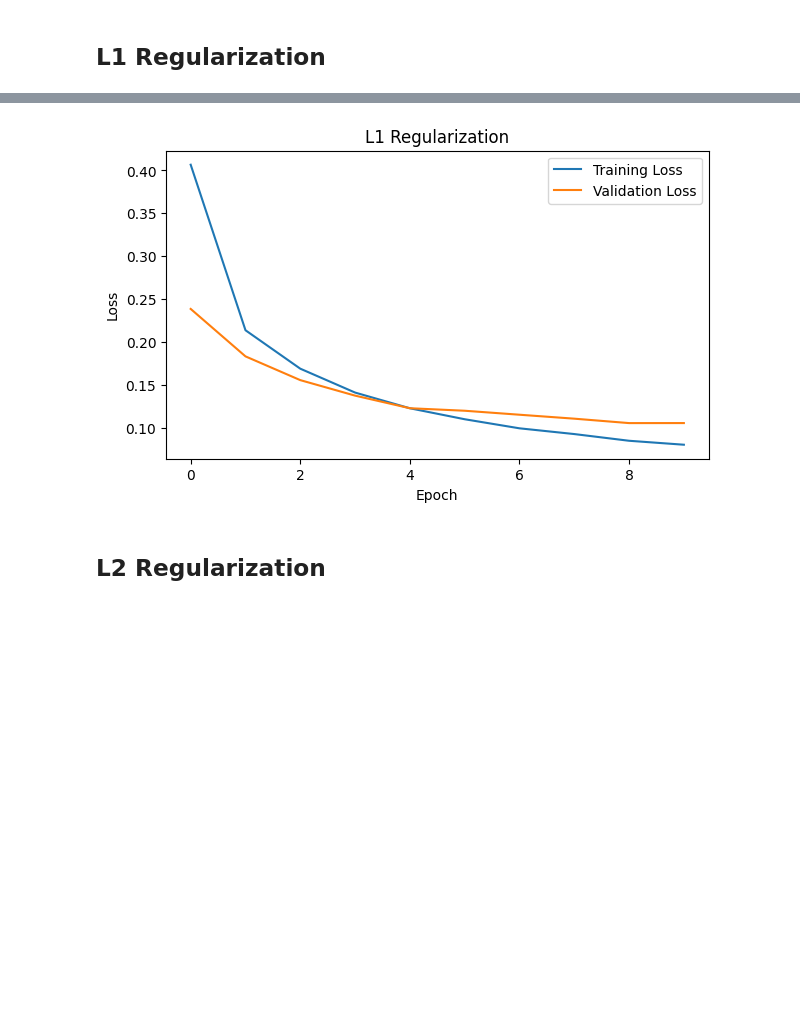
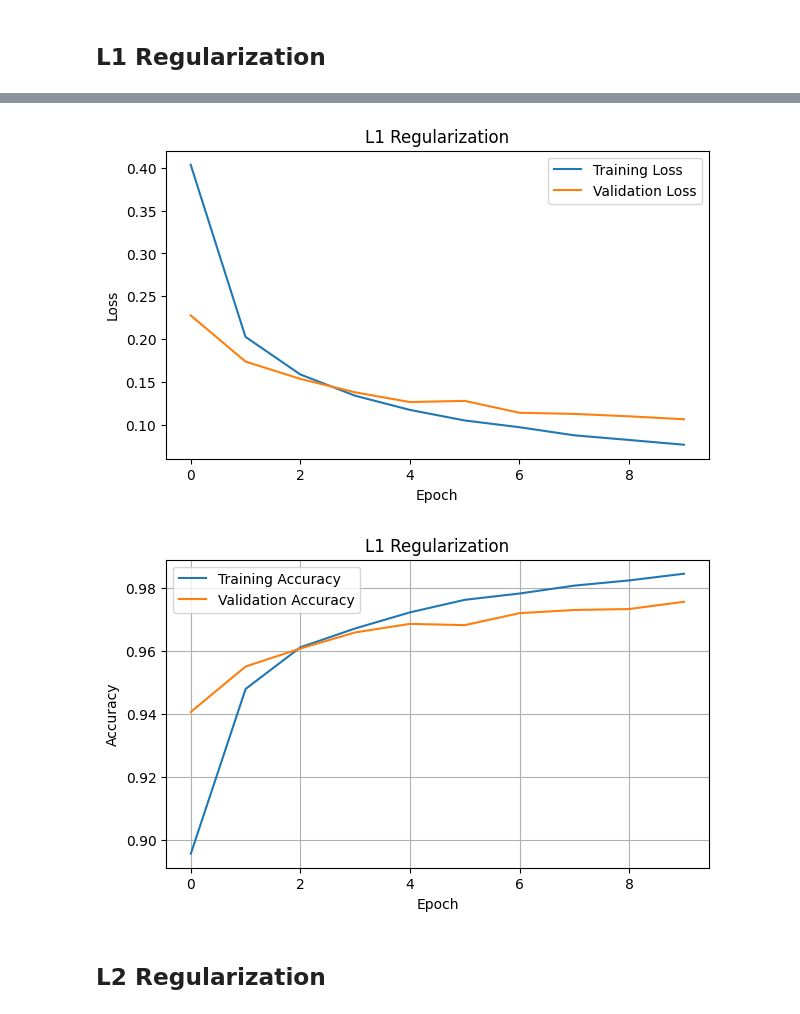
Before and after one commit to Gigvo/assignment-2-deep-learning, a Jupyter notebook: Assignment2.ipynb, the cells around one changed output, grey strips where cells are left out. Saved outputs shown, nothing was run; the diff lists cells and outputs as text; code cells hidden in the pictures; blank space fills up the shorter version.

```diff
--- a/Assignment2.ipynb
+++ b/Assignment2.ipynb
@@ -48,3 +51,17 @@ def plot_loss(history, title):
     plt.ylabel("Loss")
     plt.legend()
     plt.show()
+
+def plot_accuracy(history, title):
+    plt.figure(figsize=(7, 4))
+
+    plt.plot(history.history['accuracy'], label='Training Accuracy')
+    plt.plot(history.history['val_accuracy'], label='Validation Accuracy')
+
+    plt.title(title)
+    plt.xlabel('Epoch')
+    plt.ylabel('Accuracy')
+    plt.legend()
+    plt.grid(True)
+
+    plt.show()
@@ -158,9 +178,17 @@ history_l1 = model_l1.fit(
     validation_data=(X_test, y_test)
 )
 
-loss_l1, acc_l1 = model_l1.evaluate(X_test, y_test)
-print("L1 Test Loss: ", loss_l1)
-print("L1 Test Accuracy: ", acc_l1)
+train_loss = history_l1.history['loss'][-1]
+train_acc = history_l1.history['accuracy'][-1]
+
+val_loss = history_l1.history['val_loss'][-1]
+val_acc = history_l1.history['val_accuracy'][-1]
+
+print(f"L1 Training Loss       : {train_loss:.4f}")
+print(f"L1 Training Accuracy   : {train_acc:.4f}")
+print(f"L1 Validation Loss     : {val_loss:.4f}")
+print(f"L1 Validation Accuracy : {val_acc:.4f}")
 plot_loss(history_l1, "L1 Regularization")
+plot_accuracy(history_l1, 'L1 Regularization')
 # %% [output]
 Epoch 1/10
@@ -183,4 +211,5 @@ L1 Test Accuracy:  0.9746000170707703
-[figure, old version]
+[figure, new version]
+[figure, added]
 # %% [markdown]
 ## L2 Regularization
 # %%
```
Also changed, not shown: parts of 22 cells of this notebook, 1 other file.
